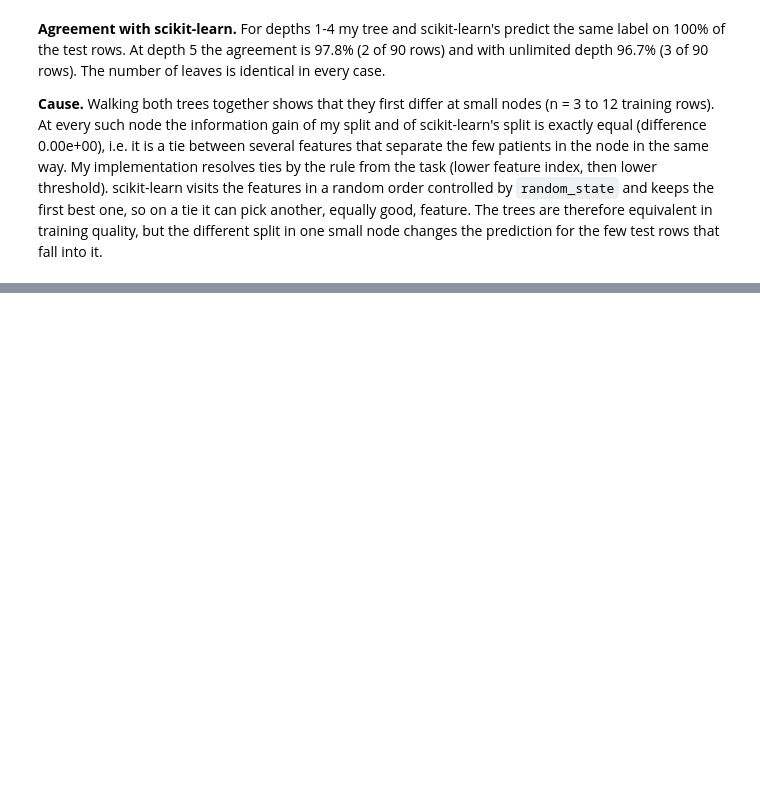
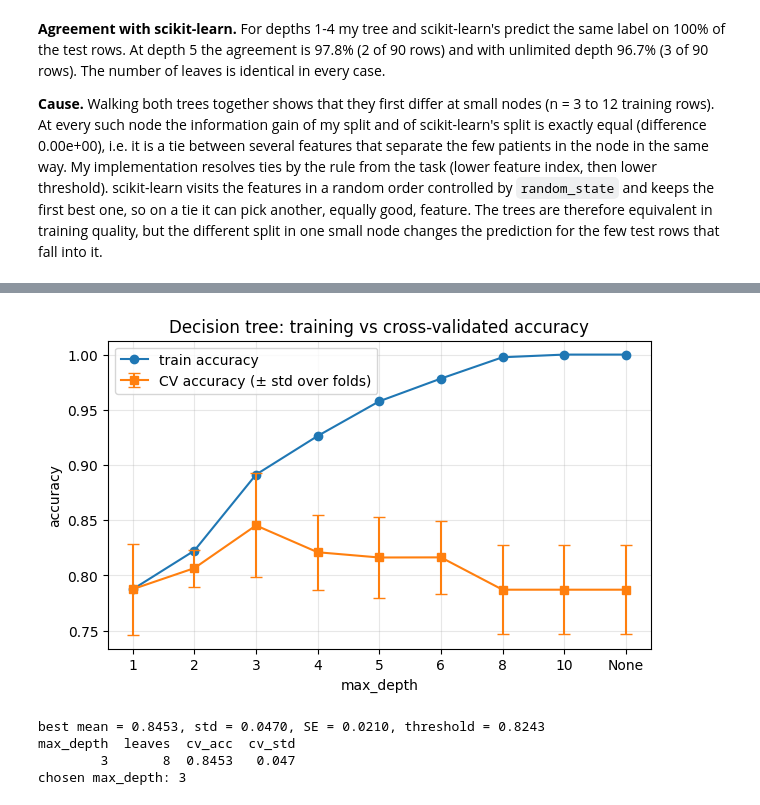
Before and after one commit to danieldiaz-smakov/smakov_ML_task_2, a Jupyter notebook: smakov_task2.ipynb, the cells around one changed output, grey strips where cells are left out. Cells and saved outputs as stored; diff of their text form; code cells hidden in the pictures; blank space fills up the shorter version.

Commit message:
Part 3: depth sweep, min_samples_leaf sweep, test accuracy

```diff
--- a/smakov_task2.ipynb
+++ b/smakov_task2.ipynb
@@ -223,3 +223,24 @@ root -> R -> L -> R -> L: n=4
 **Agreement with scikit-learn.** For depths 1-4 my tree and scikit-learn's predict the same label on 100% of the test rows. At depth 5 the agreement is 97.8% (2 of 90 rows) and with unlimited depth 96.7% (3 of 90 rows). The number of leaves is identical in every case.
 
 **Cause.** Walking both trees together shows that they first differ at small nodes (n = 3 to 12 training rows). At every such node the information gain of my split and of scikit-learn's split is exactly equal (difference 0.00e+00), i.e. it is a tie between several features that separate the few patients in the node in the same way. My implementation resolves ties by the rule from the task (lower feature index, then lower threshold). scikit-learn visits the features in a random order controlled by `random_state` and keeps the first best one, so on a tie it can pick another, equally good, feature. The trees are therefore equivalent in training quality, but the different split in one small node changes the prediction for the few test rows that fall into it.
+# %%
+from sklearn.model_selection import StratifiedKFold, cross_validate
+from sklearn.tree import DecisionTreeClassifier
+
+cv = StratifiedKFold(n_splits=5, shuffle=True, random_state=SEED)
+
+depth_grid = [1, 2, 3, 4, 5, 6, 8, 10, None]
+rows = []
+for d in depth_grid:
+    model = DecisionTreeClassifier(criterion="entropy", max_depth=d, random_state=SEED)
+    s = cross_validate(model, X_train, y_train, cv=cv, scoring="accuracy", return_train_score=True)
+    leaves = DecisionTreeClassifier(criterion="entropy", max_depth=d, random_state=SEED).fit(X_train, y_train).get_n_leaves()
+    rows.append({
+        "max_depth": "None" if d is None else d,
+        "leaves": leaves,
+        "train_acc": s["train_score"].mean(),
+        "cv_acc": s["test_score"].mean(),
+        "cv_std": s["test_score"].std(),
+    })
+depth_table = pd.DataFrame(rows)
+print(depth_table.round(4).to_string(index=False))
@@ -225,0 +258,34 @@ root -> R -> L -> R -> L: n=4
+# %%
+import matplotlib.pyplot as plt
+
+x_pos = list(range(len(depth_table)))
+labels = depth_table["max_depth"].astype(str).tolist()
+
+fig, ax = plt.subplots(figsize=(7, 4))
+ax.plot(x_pos, depth_table["train_acc"], "o-", label="train accuracy")
+ax.errorbar(x_pos, depth_table["cv_acc"], yerr=depth_table["cv_std"], fmt="s-", capsize=4, label="CV accuracy (± std over folds)")
+ax.set_xticks(x_pos)
+ax.set_xticklabels(labels)
+ax.set_xlabel("max_depth")
+ax.set_ylabel("accuracy")
+ax.set_title("Decision tree: training vs cross-validated accuracy")
+ax.legend()
+ax.grid(alpha=0.3)
+plt.show()
+# %% [output]
+[figure, added]
+# %%
+best = depth_table.loc[depth_table["cv_acc"].idxmax()]
+se = best["cv_std"] / np.sqrt(5)
+threshold = best["cv_acc"] - se
+eligible = depth_table[depth_table["cv_acc"] >= threshold]
+chosen = eligible.sort_values("leaves").iloc[0]
+chosen_depth = None if chosen["max_depth"] == "None" else int(chosen["max_depth"])
+print(f"best mean = {best['cv_acc']:.4f}, std = {best['cv_std']:.4f}, SE = {se:.4f}, threshold = {threshold:.4f}")
+print(eligible[["max_depth", "leaves", "cv_acc", "cv_std"]].round(4).to_string(index=False))
+print("chosen max_depth:", chosen_depth)
+# %% [output]
+best mean = 0.8453, std = 0.0470, SE = 0.0210, threshold = 0.8243
+max_depth  leaves  cv_acc  cv_std
+        3       8  0.8453   0.047
+chosen max_depth: 3
```
Also changed, not shown: parts of 4 cells of this notebook.
